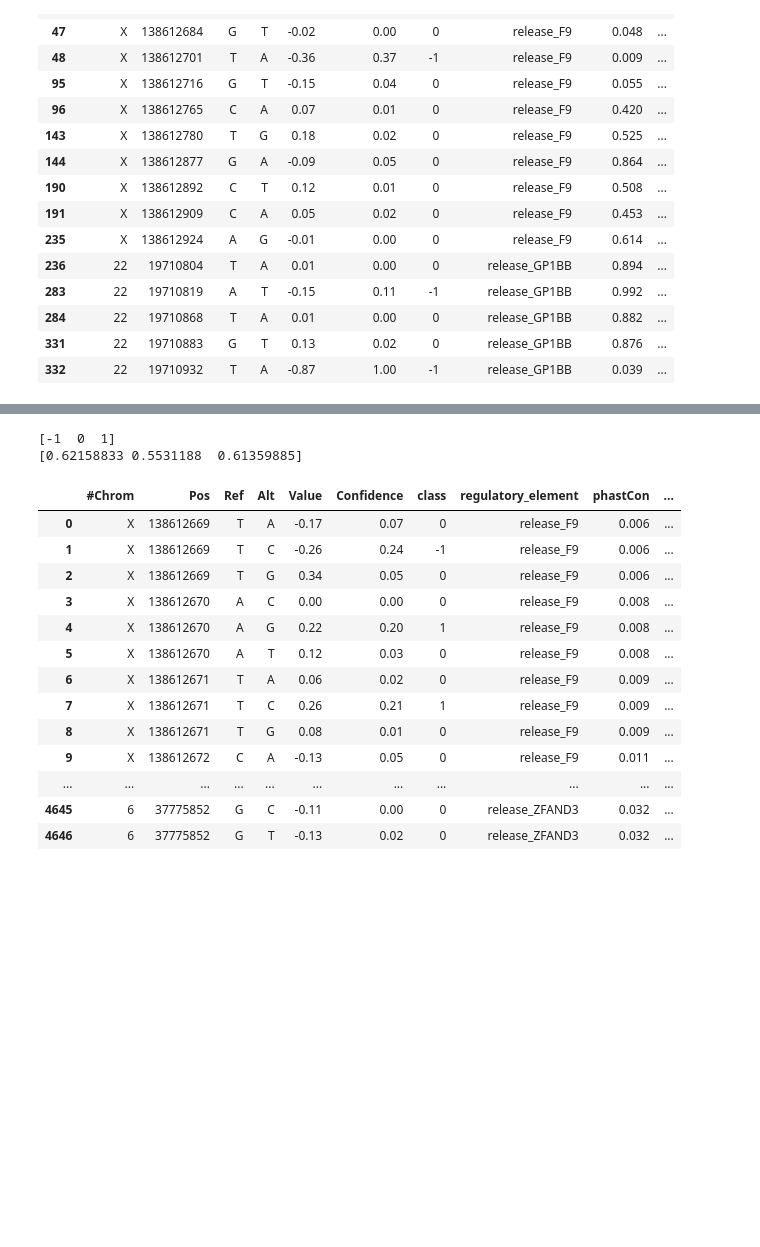
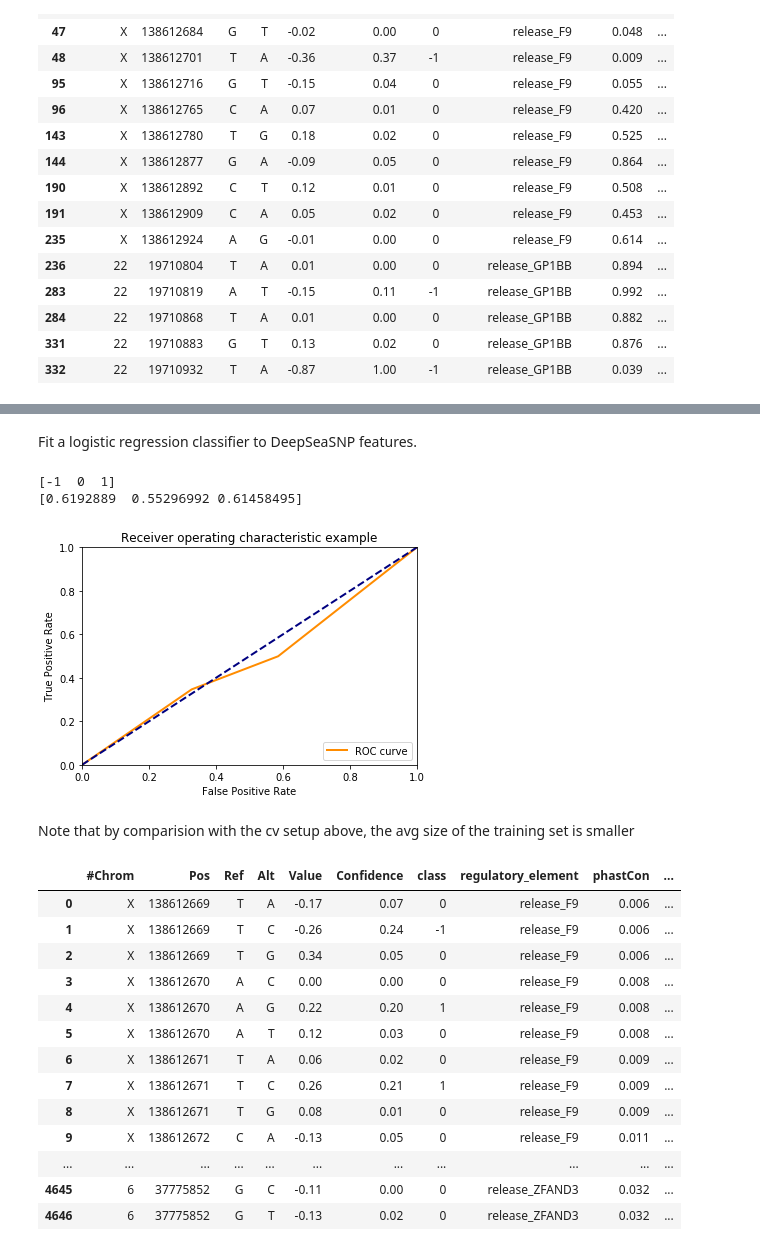
Before and after one commit to alex-hh/cagi5_mpra_prediction, a Jupyter notebook: Cagi5CV.ipynb, the cells around one changed output, grey strips where cells are left out. Saved outputs shown, nothing was run; the diff lists cells and outputs as text; code cells hidden in the pictures; blank space fills up the shorter version.

Commit message:
Update base model class. Separate classifier code from feature code.

```diff
--- a/Cagi5CV.ipynb
+++ b/Cagi5CV.ipynb
@@ -44,0 +36,5 @@ cvdf_enh.sample(6)
+# %%
+deepseadiffs = DeepSeaSNP(feattypes=['diff'])
+cvdf_enh = cvpreds_df_enhancer_folds(df, Classifier, model_kwargs={'features': deepseadiffs,
+                                                                   'classifier': 'lr'})
+cvdf_enh.sample(6)
@@ -112,18 +119,39 @@ fold_dict
+# %%
+def make_roc_plot(cvdf_chunk):
+    """Makes a ROC plot of significant effect prediction."""
+    fpr, tpr, thresholds = roc_curve(cvdf_chunk['class'].abs(), cvdf_chunk['cv_prediction'],
+                                     pos_label=1)
+    fig = plt.figure()
+    lw = 2
+    plt.plot(fpr, tpr, color='darkorange', lw=lw, label='ROC curve')
+    plt.plot([0, 1], [0, 1], color='navy', lw=lw, linestyle='--')
+    plt.xlim([0.0, 1.0])
+    plt.ylim([0.0, 1.0])
+    plt.xlabel('False Positive Rate')
+    plt.ylabel('True Positive Rate')
+    plt.title('Receiver operating characteristic example')
+    plt.legend(loc="lower right")
+    return fig
+# %% [markdown]
+Fit a logistic regression classifier to DeepSeaSNP features.
 # %%
-cv_chunk = ChunkCV(df, DeepSeaSNP, model_kwargs={'classifier': 'lr',
-                                                 'feattypes':['diff']},
+cv_chunk = ChunkCV(df,
+                   Classifier,
+                   model_kwargs={'features': deepseadiffs, 'classifier': 'lr'},
                    fold_dict=fold_dict)
 cvdf_chunk = cv_chunk.get_cv_preds()
 binarizer = LabelBinarizer()
-
 ybin = binarizer.fit_transform(cvdf_chunk['class'])
 print(binarizer.classes_)
 print(roc_auc_score(ybin, binarizer.transform(cvdf_chunk['cv_prediction']), average=None))
-
-# Note that by comparision with the cv setup above, the avg size of the training set is smaller
+make_roc_plot(cvdf_chunk)
+plt.show()
 # %% [output]
 [-1  0  1]
-[0.62158833 0.5531188  0.61359885]
+[0.6192889  0.55296992 0.61458495]
+[figure, added]
+# %% [markdown]
+Note that by comparision with the cv setup above, the avg size of the training set is smaller
 # %%
 cvdf_chunk
 # %% [output]
```
Also changed, not shown: parts of 40 cells of this notebook, 4 other files.
